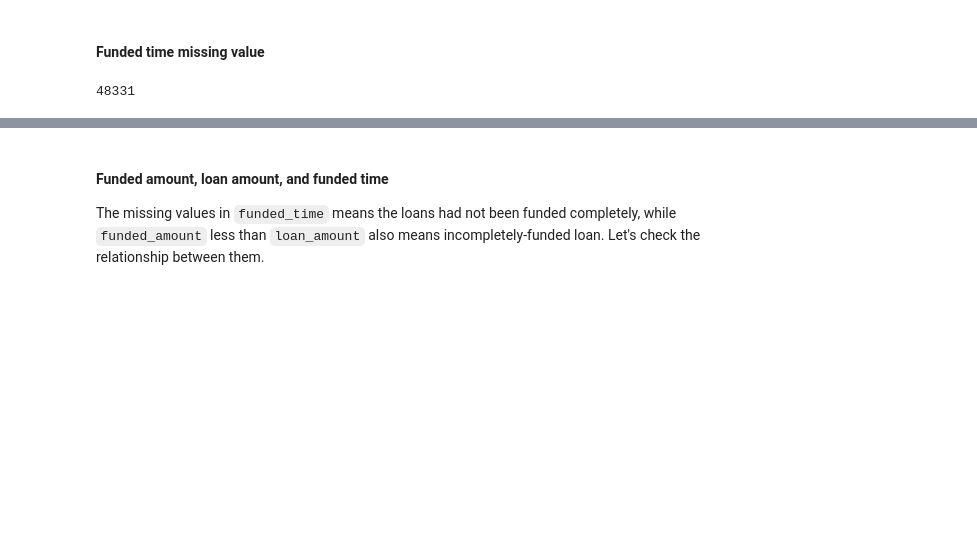
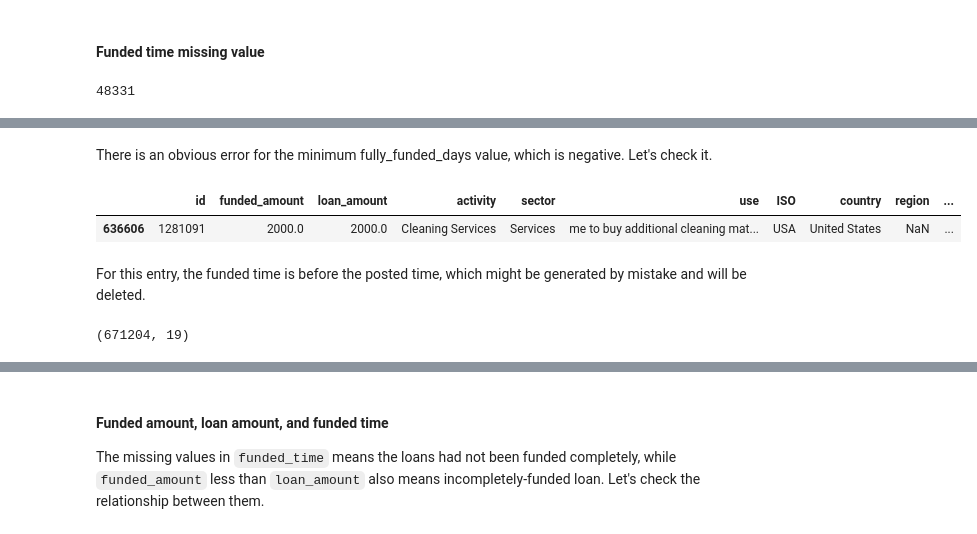
Before and after one commit to lasayin/Crowdfunding-on-Kiva-Platform, a Jupyter notebook: Kiva_Crowdfunding_Data_Wrangling.ipynb, the cells around one changed output, grey strips where cells are left out. Cells and saved outputs as stored; diff of their text form; code cells hidden in the pictures; blank space fills up the shorter version.

```diff
--- a/Kiva_Crowdfunding_Data_Wrangling.ipynb
+++ b/Kiva_Crowdfunding_Data_Wrangling.ipynb
@@ -657,4 +614,7 @@ Before handling the missing value in these two months, let's check the differenc
 # %%
-# The date difference between posted time and funded time in the whole time period
-posted_funded_diff_index = times_parsed_index.funded_time - times_parsed_index.posted_time
-diff_days = posted_funded_diff_index.apply(lambda x: x.days)
+# The time difference between posted time and funded time
+posted_funded_diff = times.funded_time - times.posted_time
+
+# Present the results in float
+diff_days = posted_funded_diff / timedelta(days=1)
+diff_days
@@ -726,0 +650,14 @@ Name: posted_time, dtype: datetime64[ns]
+# %% [markdown]
+There is an obvious error for the minimum fully_funded_days value, which is negative. Let's check it.
+# %%
+loans_df[loans_df.fully_funded_days <= 0]
+# %% [output]
+|  | id | funded_amount | loan_amount | activity | sector | use | ISO | country | region | ... |
+| 636606 | 1281091 | 2000.0 | 2000.0 | Cleaning Services | Services | me to buy additional cleaning mat... | USA | United States | NaN | ... |
+# %% [markdown]
+For this entry, the funded time is before the posted time, which might be generated by mistake and will be deleted.
+# %%
+loans_df.drop(index=636606, inplace=True)
+loans_df.shape
+# %% [output]
+(671204, 19)
```
Also changed, not shown: parts of 61 cells of this notebook.
